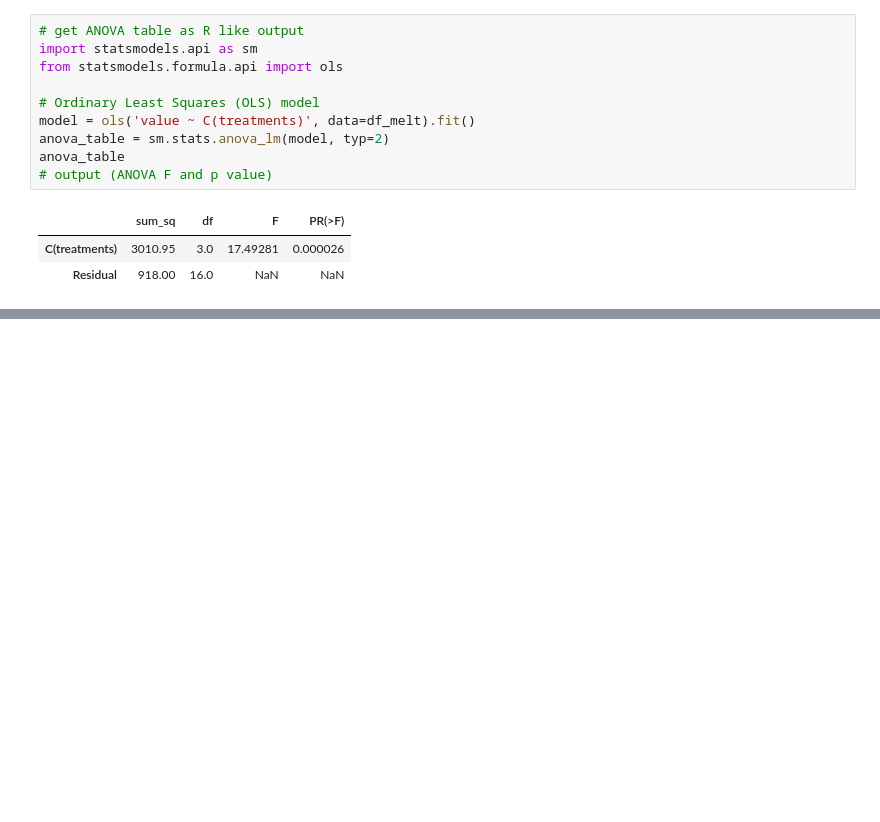
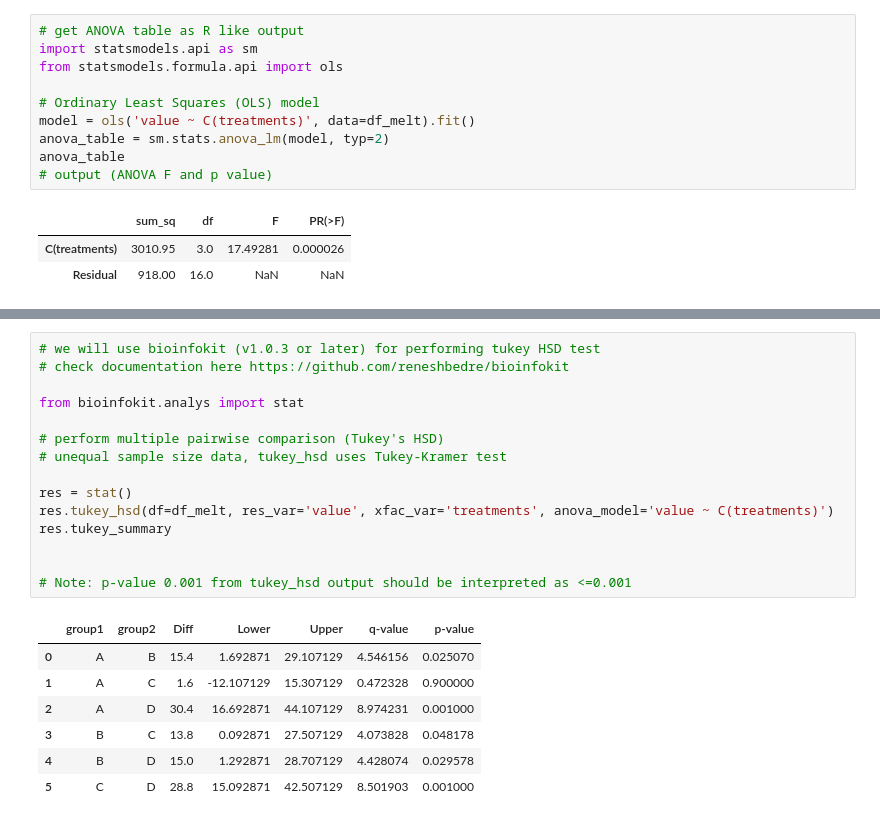
Before and after one commit to rivillasm/statistics, a Jupyter notebook: part-03.ipynb, the cells around one changed output, grey strips where cells are left out. Drawn from its saved outputs; the diff is of its cells as text; blank space fills up the shorter version.

```diff
--- a/part-03.ipynb
+++ b/part-03.ipynb
@@ -98,0 +106,23 @@ Residual       16.0   918.00    57.375       NaN       NaN
+# %%
+# we will use bioinfokit (v1.0.3 or later) for performing tukey HSD test
+# check documentation here https://github.com/reneshbedre/bioinfokit
+
+from bioinfokit.analys import stat
+
+# perform multiple pairwise comparison (Tukey's HSD)
+# unequal sample size data, tukey_hsd uses Tukey-Kramer test
+
+res = stat()
+res.tukey_hsd(df=df_melt, res_var='value', xfac_var='treatments', anova_model='value ~ C(treatments)')
+res.tukey_summary
+
+
+# Note: p-value 0.001 from tukey_hsd output should be interpreted as <=0.001
+# %% [output]
+|  | group1 | group2 | Diff | Lower | Upper | q-value | p-value |
+| 0 | A | B | 15.4 | 1.692871 | 29.107129 | 4.546156 | 0.025070 |
+| 1 | A | C | 1.6 | -12.107129 | 15.307129 | 0.472328 | 0.900000 |
+| 2 | A | D | 30.4 | 16.692871 | 44.107129 | 8.974231 | 0.001000 |
+| 3 | B | C | 13.8 | 0.092871 | 27.507129 | 4.073828 | 0.048178 |
+| 4 | B | D | 15.0 | 1.292871 | 28.707129 | 4.428074 | 0.029578 |
+| 5 | C | D | 28.8 | 15.092871 | 42.507129 | 8.501903 | 0.001000 |
```
Also changed, not shown: parts of 8 cells of this notebook.
